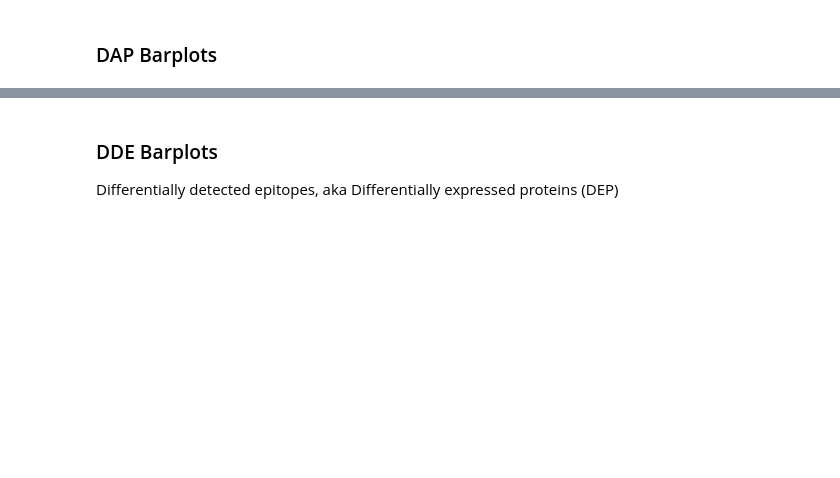
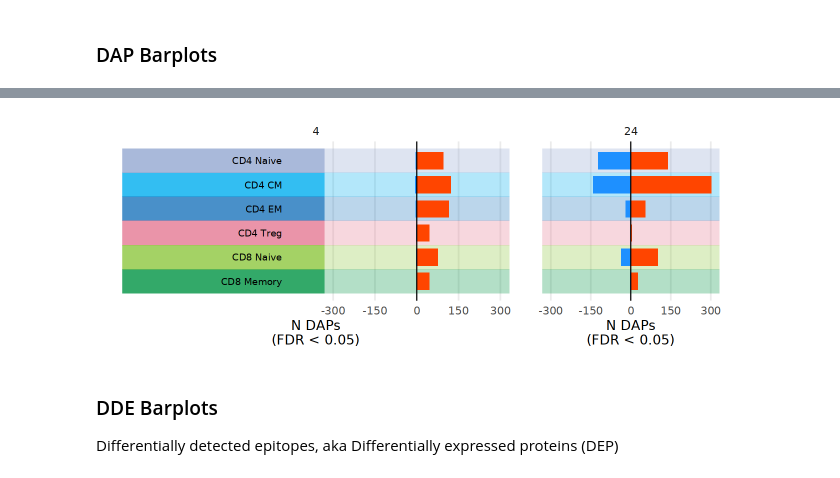
Before and after one commit to aifimmunology/repro-vrd-tea-seq, a Jupyter notebook: figures/Fig-6_dex_overview.ipynb, the cells around one changed output, grey strips where cells are left out. Drawn from its saved outputs; the diff is of its cells as text; code cells hidden in the pictures; blank space fills up the shorter version.

```diff
--- a/figures/Fig-6_dex_overview.ipynb
+++ b/figures/Fig-6_dex_overview.ipynb
@@ -50,7 +59,7 @@ dep_file <- list.files(
 # %% [markdown]
 DAP: Differentially accessible peaks (ATAC)
 # %%
-dap_uuid <- list("f2acae35-2e36-4885-970f-1e45f69ac3b8")
+dap_uuid <- list("a8973524-cc71-40d5-8edf-3d6a9e0a77d4")
 # %%
 dap_fres <- cacheFiles(dap_uuid)
 dap_file <- list.files(
@@ -279,6 +356,5 @@ write.csv(
     row.names = FALSE
 )
 # %%
-treat_times <- unique(plot_data$treat_time)
-treat_times
+treat_times <- paste0("dexamethasone_", c(4, 24))
 # %%
@@ -368,11 +443,13 @@ names(treat_plots) <- treat_times
 # %%
 options(repr.plot.width = 10.5, repr.plot.height = 4)
 all_plots <- plot_grid(
-    plotlist = treat_plots[c("dexamethasone_4","dexamethasone_24")],
+    plotlist = treat_plots,
     nrow = 1, ncol = 2,
     rel_widths = c(2,1)
 )
 all_plots
+# %% [output]
+[figure, added]
 # %%
 out_file <- file.path(
     out_dir,
```
Also changed, not shown: parts of 64 cells of this notebook.
